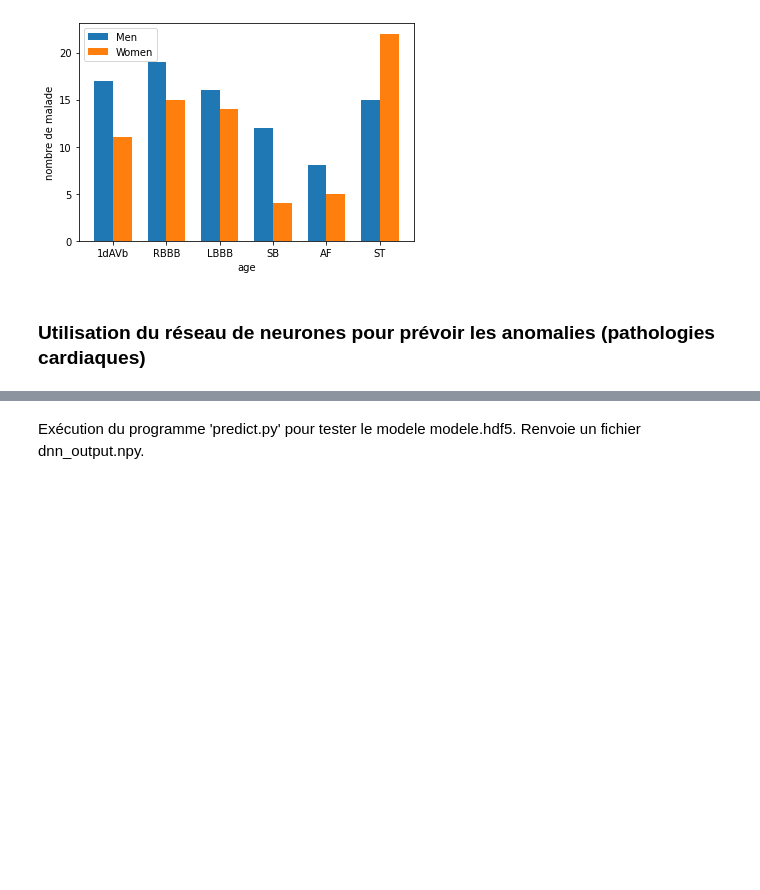
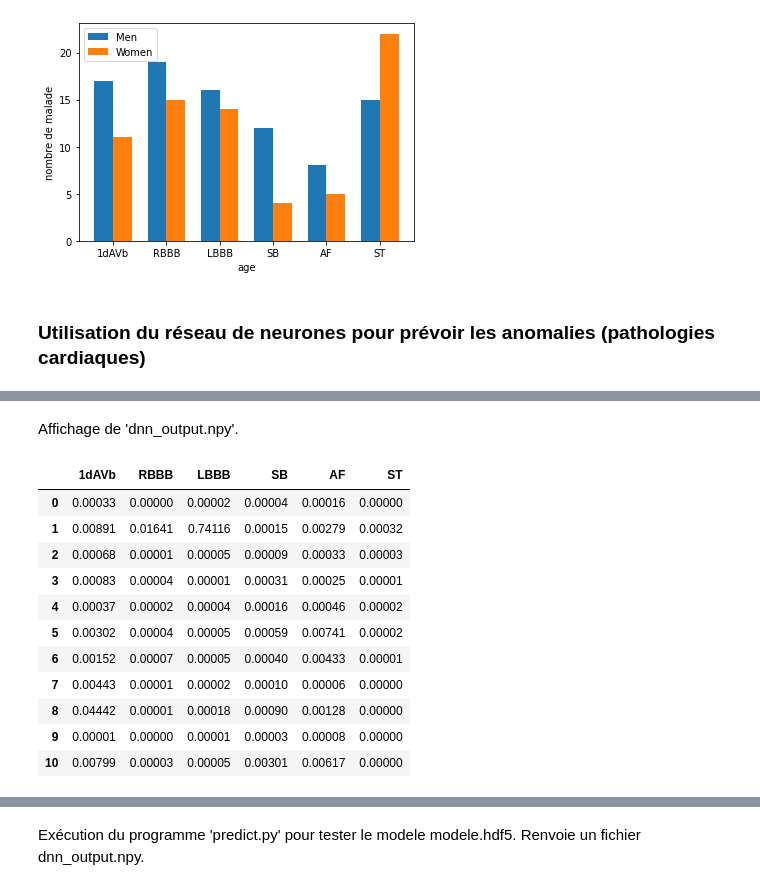
Before and after one commit to oceanespinasse/Projet-Cardiologie, a Jupyter notebook: Test.ipynb, the cells around one changed output, grey strips where cells are left out. Cells and saved outputs as stored; diff of their text form; code cells hidden in the pictures; blank space fills up the shorter version.

Commit message:
Ajout du train

```diff
--- a/Test.ipynb
+++ b/Test.ipynb
@@ -355,0 +410,19 @@ plt.show()
+# %% [markdown]
+Affichage de 'dnn_output.npy'.
+# %%
+df_ndarray = np.round(np.load("dnn_output.npy"),5)
+dnn_out_train = pd.DataFrame(data = df_ndarray, columns = ["1dAVb","RBBB","LBBB","SB","AF","ST"])
+dnn_out_train.head(11)
+# %% [output]
+|  | 1dAVb | RBBB | LBBB | SB | AF | ST |
+| 0 | 0.00033 | 0.00000 | 0.00002 | 0.00004 | 0.00016 | 0.00000 |
+| 1 | 0.00891 | 0.01641 | 0.74116 | 0.00015 | 0.00279 | 0.00032 |
+| 2 | 0.00068 | 0.00001 | 0.00005 | 0.00009 | 0.00033 | 0.00003 |
+| 3 | 0.00083 | 0.00004 | 0.00001 | 0.00031 | 0.00025 | 0.00001 |
+| 4 | 0.00037 | 0.00002 | 0.00004 | 0.00016 | 0.00046 | 0.00002 |
+| 5 | 0.00302 | 0.00004 | 0.00005 | 0.00059 | 0.00741 | 0.00002 |
+| 6 | 0.00152 | 0.00007 | 0.00005 | 0.00040 | 0.00433 | 0.00001 |
+| 7 | 0.00443 | 0.00001 | 0.00002 | 0.00010 | 0.00006 | 0.00000 |
+| 8 | 0.04442 | 0.00001 | 0.00018 | 0.00090 | 0.00128 | 0.00000 |
+| 9 | 0.00001 | 0.00000 | 0.00001 | 0.00003 | 0.00008 | 0.00000 |
+| 10 | 0.00799 | 0.00003 | 0.00005 | 0.00301 | 0.00617 | 0.00000 |
```
Also changed, not shown: parts of 37 cells of this notebook.
